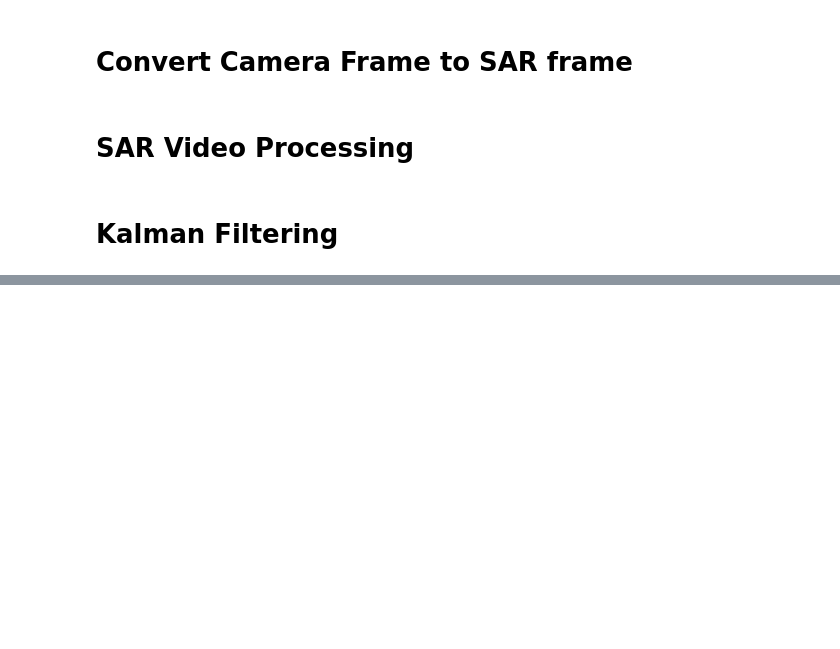
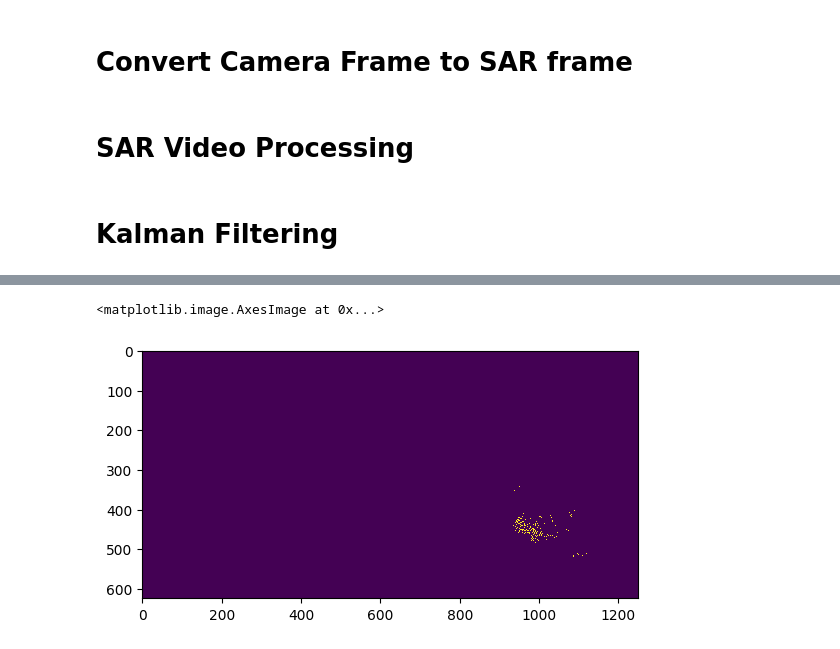
Before and after one commit to omprabhu98/MEngCapstone2022, a Jupyter notebook: Sensor_Fusion_Camera_and_Radar.ipynb, the cells around one changed output, grey strips where cells are left out. Saved outputs shown, nothing was run; the diff lists cells and outputs as text; code cells hidden in the pictures; blank space fills up the shorter version.

Commit message:
Started making occupancy grid maps

```diff
--- a/Sensor_Fusion_Camera_and_Radar.ipynb
+++ b/Sensor_Fusion_Camera_and_Radar.ipynb
@@ -820,0 +794,33 @@ for i in range(len(camera_points)):
+# %%
+occupancy_radar_points = sar_points.copy()
+x_min = 1000
+z_min = 1000
+x_max = -1000
+z_max = -1000
+for i in range(len(camera_points)):
+  occupancy_map = {}
+  for j in range(len(camera_points[0])):
+    x = camera_points[i][j][0]
+    z = camera_points[i][j][2]
+
+    x_index = int(round(x/.04)) + 625
+    z_index = int(round(z/.04)) + 624
+    x_min = min(x_index,x_min)
+    z_min = min(z_index,z_min)
+    x_max = max(x_index,x_max)
+    z_max = max(z_index,z_max)
+
+    # print(x_index,z_index)
+    occupancy_map[(x_index,z_index)] = 1
+
+  for k in range(len(sar_points[0])):
+    for l in range(len(sar_points[0][0])):
+      # print(k,l)
+      # print(sar_points[i][k][l])
+      if ((l,k) in occupancy_map):
+          occupancy_radar_points[i][k][l] = 1
+      else:
+          occupancy_radar_points[i][k][l] = 0
+
+print(x_min,x_max)
+print(z_min,z_max)
@@ -820,0 +841,6 @@ for i in range(len(camera_points)):
+# %%
+fig, ax = plt.subplots()
+ax.imshow(occupancy_radar_points[50], interpolation='nearest', origin='upper')
+# %% [output]
+<matplotlib.image.AxesImage at 0x...>
+[figure, added]
```
Also changed, not shown: parts of 6 cells of this notebook.
